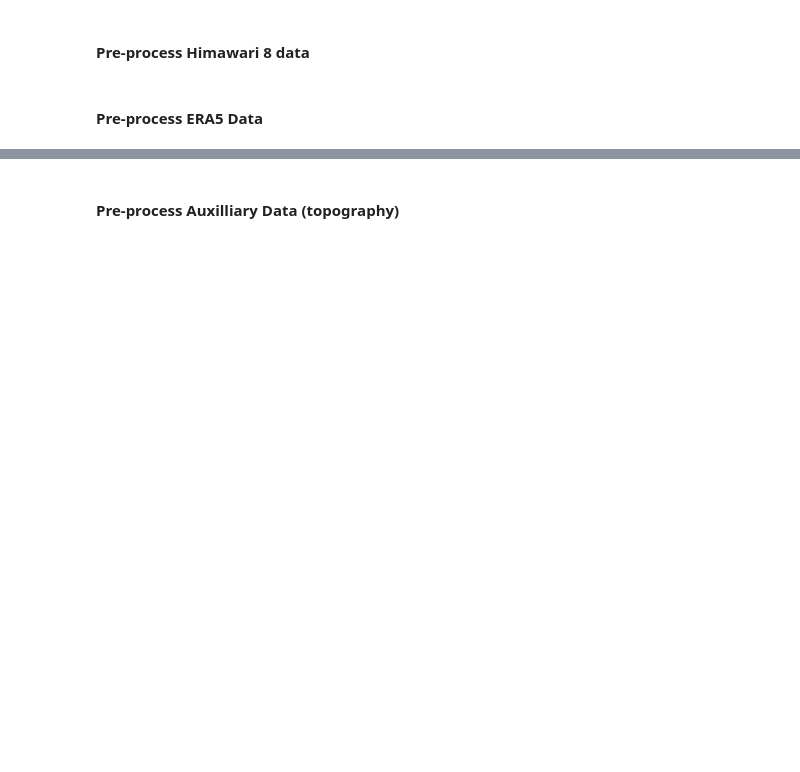
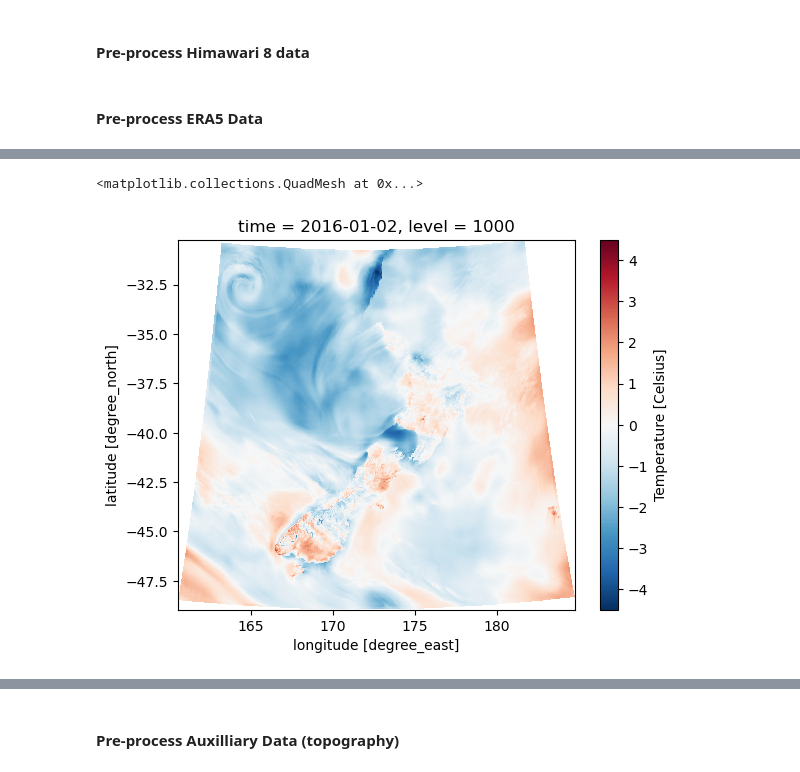
Before and after one commit to LennoxC/convcnp-assim-nz, a Jupyter notebook: notebooks/experiment5/experiment5_nzra_diff.ipynb, the cells around one changed output, grey strips where cells are left out. Cells and saved outputs as stored; diff of their text form; code cells hidden in the pictures; blank space fills up the shorter version.

```diff
--- a/notebooks/experiment5/experiment5_nzra_diff.ipynb
+++ b/notebooks/experiment5/experiment5_nzra_diff.ipynb
@@ -418,0 +422,5 @@ for var in target_variable:
+# %%
+nzra_ds[f"{TEMPERATURE}_diff_norm"].isel(time=0).plot()
+# %% [output]
+<matplotlib.collections.QuadMesh at 0x...>
+[figure, added]
```
Also changed, not shown: parts of 21 cells of this notebook, 1 other file.
